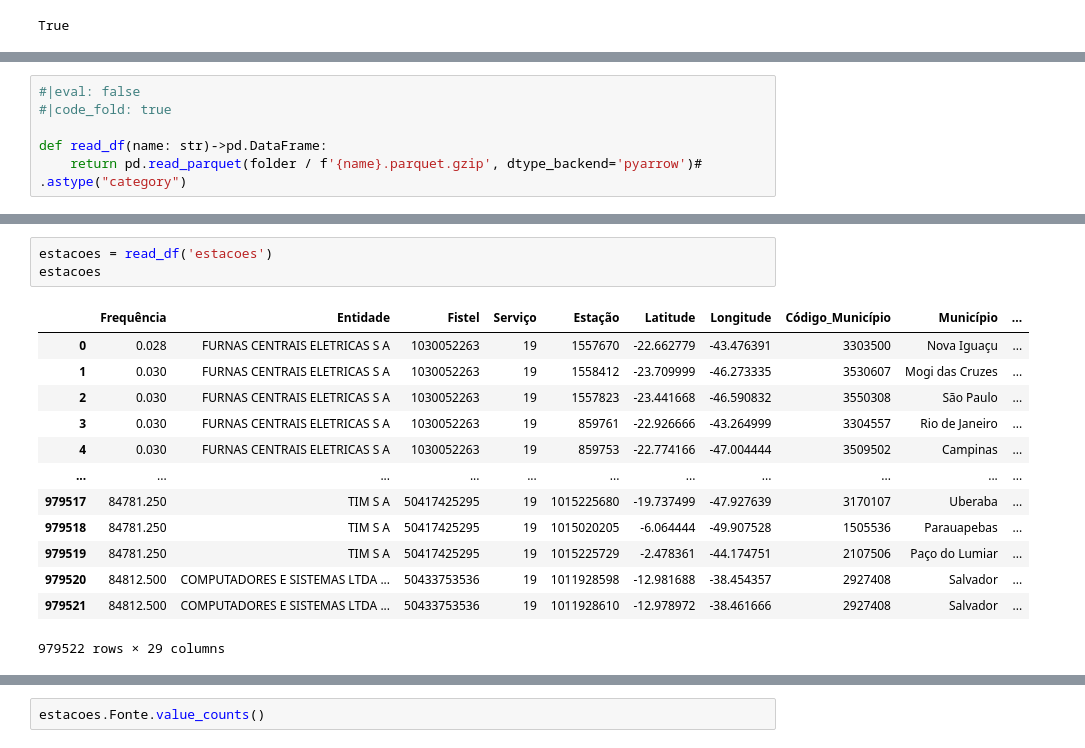
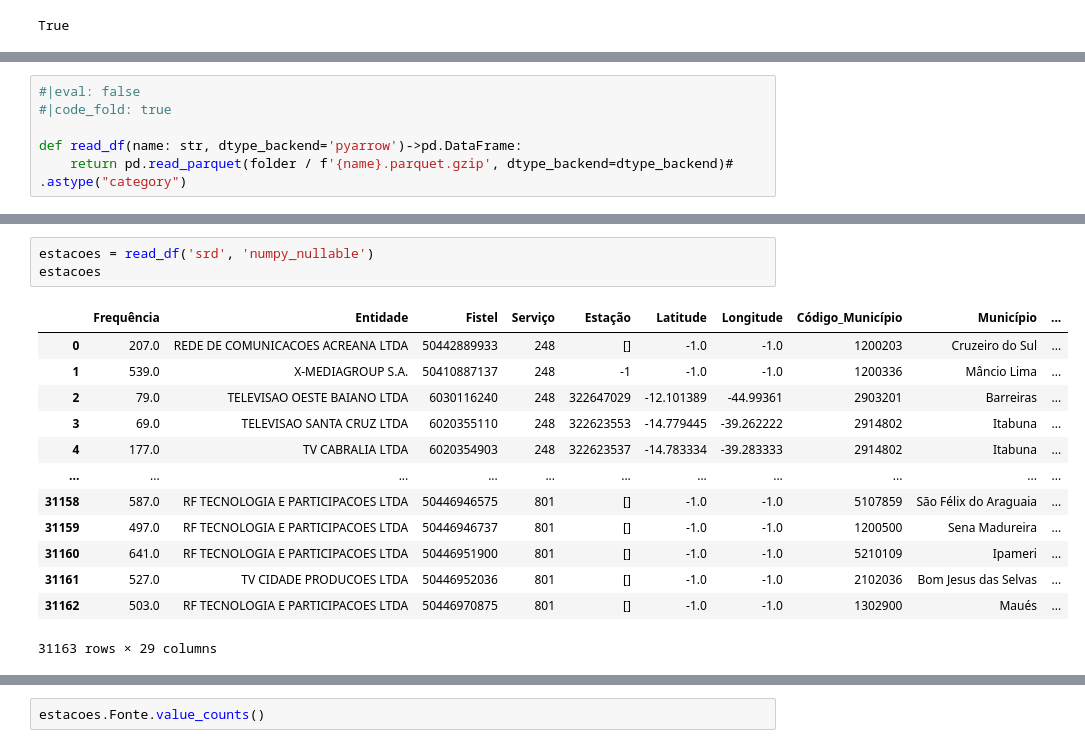
Before and after one commit to InovaFiscaliza/EmissorasRF, a Jupyter notebook: nbs/_05_main.ipynb, the cells around one changed output, grey strips where cells are left out. Drawn from its saved outputs; the diff is of its cells as text.

```diff
--- a/nbs/_05_main.ipynb
+++ b/nbs/_05_main.ipynb
@@ -38,5 +38,5 @@ folder.ls()
 #|eval: false
 #|code_fold: true
 
-def read_df(name: str)->pd.DataFrame:
-    return pd.read_parquet(folder / f'{name}.parquet.gzip', dtype_backend='pyarrow')# .astype("category")
+def read_df(name: str, dtype_backend='pyarrow')->pd.DataFrame:
+    return pd.read_parquet(folder / f'{name}.parquet.gzip', dtype_backend=dtype_backend)# .astype("category")
@@ -162,17 +43,17 @@ df_left
 # %%
-estacoes = read_df('estacoes')
+estacoes = read_df('srd', 'numpy_nullable')
 estacoes
 # %% [output]
 |  | Frequência | Entidade | Fistel | Serviço | Estação | Latitude | Longitude | Código_Município | Município | ... |
-| 0 | 0.028 | FURNAS CENTRAIS ELETRICAS S A | 1030052263 | 19 | 1557670 | -22.662779 | -43.476391 | 3303500 | Nova Iguaçu | ... |
-| 1 | 0.030 | FURNAS CENTRAIS ELETRICAS S A | 1030052263 | 19 | 1558412 | -23.709999 | -46.273335 | 3530607 | Mogi das Cruzes | ... |
-| 2 | 0.030 | FURNAS CENTRAIS ELETRICAS S A | 1030052263 | 19 | 1557823 | -23.441668 | -46.590832 | 3550308 | São Paulo | ... |
-| 3 | 0.030 | FURNAS CENTRAIS ELETRICAS S A | 1030052263 | 19 | 859761 | -22.926666 | -43.264999 | 3304557 | Rio de Janeiro | ... |
-| 4 | 0.030 | FURNAS CENTRAIS ELETRICAS S A | 1030052263 | 19 | 859753 | -22.774166 | -47.004444 | 3509502 | Campinas | ... |
+| 0 | 207.0 | REDE DE COMUNICACOES ACREANA LTDA | 50442889933 | 248 | [] | -1.0 | -1.0 | 1200203 | Cruzeiro do Sul | ... |
+| 1 | 539.0 | X-MEDIAGROUP S.A. | 50410887137 | 248 | -1 | -1.0 | -1.0 | 1200336 | Mâncio Lima | ... |
+| 2 | 79.0 | TELEVISAO OESTE BAIANO LTDA | 6030116240 | 248 | 322647029 | -12.101389 | -44.99361 | 2903201 | Barreiras | ... |
+| 3 | 69.0 | TELEVISAO SANTA CRUZ LTDA | 6020355110 | 248 | 322623553 | -14.779445 | -39.262222 | 2914802 | Itabuna | ... |
+| 4 | 177.0 | TV CABRALIA LTDA | 6020354903 | 248 | 322623537 | -14.783334 | -39.283333 | 2914802 | Itabuna | ... |
 | ... | ... | ... | ... | ... | ... | ... | ... | ... | ... | ... |
-| 979517 | 84781.250 | TIM S A | 50417425295 | 19 | 1015225680 | -19.737499 | -47.927639 | 3170107 | Uberaba | ... |
-| 979518 | 84781.250 | TIM S A | 50417425295 | 19 | 1015020205 | -6.064444 | -49.907528 | 1505536 | Parauapebas | ... |
-| 979519 | 84781.250 | TIM S A | 50417425295 | 19 | 1015225729 | -2.478361 | -44.174751 | 2107506 | Paço do Lumiar | ... |
-| 979520 | 84812.500 | COMPUTADORES E SISTEMAS LTDA ... | 50433753536 | 19 | 1011928598 | -12.981688 | -38.454357 | 2927408 | Salvador | ... |
-| 979521 | 84812.500 | COMPUTADORES E SISTEMAS LTDA ... | 50433753536 | 19 | 1011928610 | -12.978972 | -38.461666 | 2927408 | Salvador | ... |
+| 31158 | 587.0 | RF TECNOLOGIA E PARTICIPACOES LTDA | 50446946575 | 801 | [] | -1.0 | -1.0 | 5107859 | São Félix do Araguaia | ... |
+| 31159 | 497.0 | RF TECNOLOGIA E PARTICIPACOES LTDA | 50446946737 | 801 | [] | -1.0 | -1.0 | 1200500 | Sena Madureira | ... |
+| 31160 | 641.0 | RF TECNOLOGIA E PARTICIPACOES LTDA | 50446951900 | 801 | [] | -1.0 | -1.0 | 5210109 | Ipameri | ... |
+| 31161 | 527.0 | TV CIDADE PRODUCOES LTDA | 50446952036 | 801 | [] | -1.0 | -1.0 | 2102036 | Bom Jesus das Selvas | ... |
+| 31162 | 503.0 | RF TECNOLOGIA E PARTICIPACOES LTDA | 50446970875 | 801 | [] | -1.0 | -1.0 | 1302900 | Maués | ... |
-979522 rows × 29 columns
+31163 rows × 29 columns
```
Also changed, not shown: parts of 17 cells of this notebook, 16 other files.
